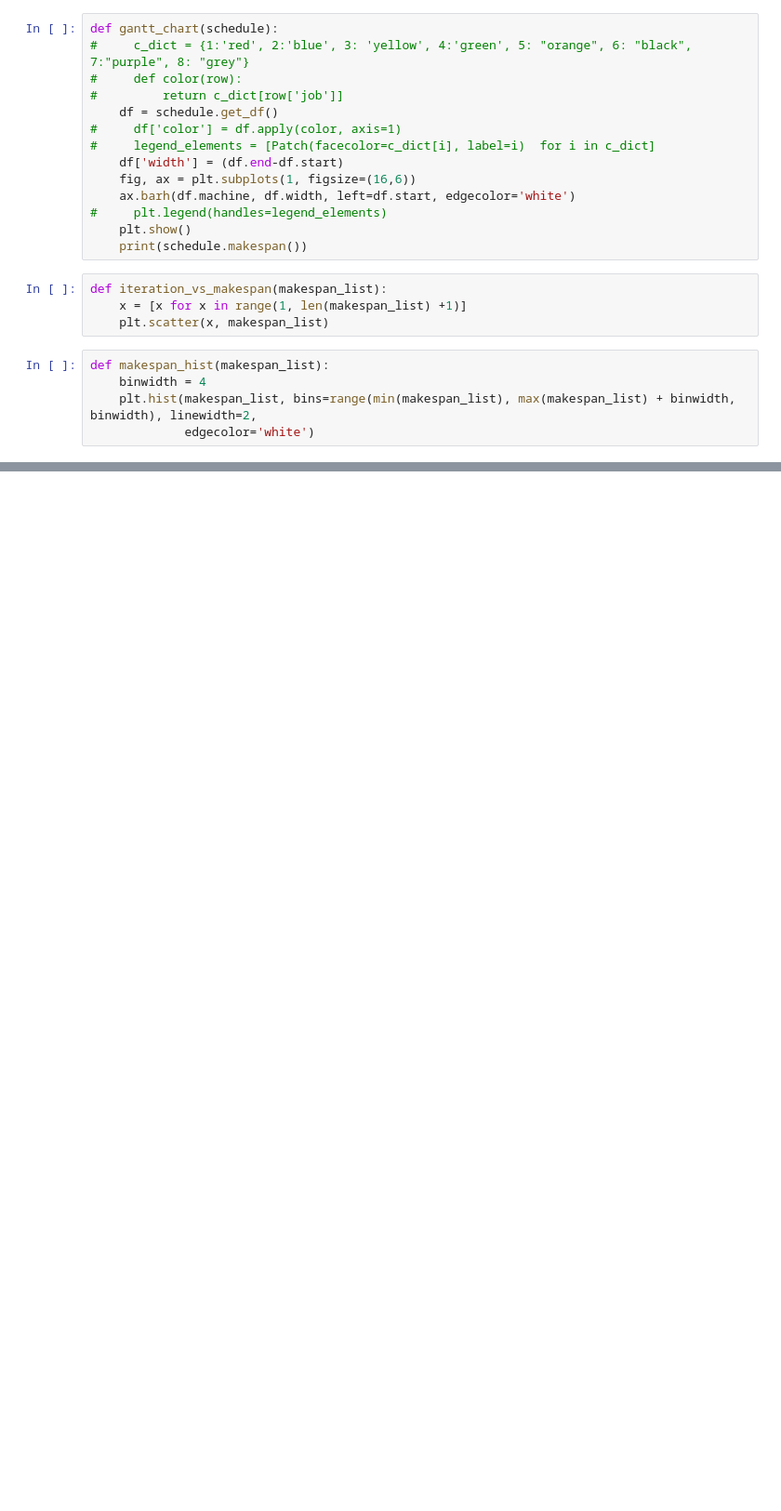
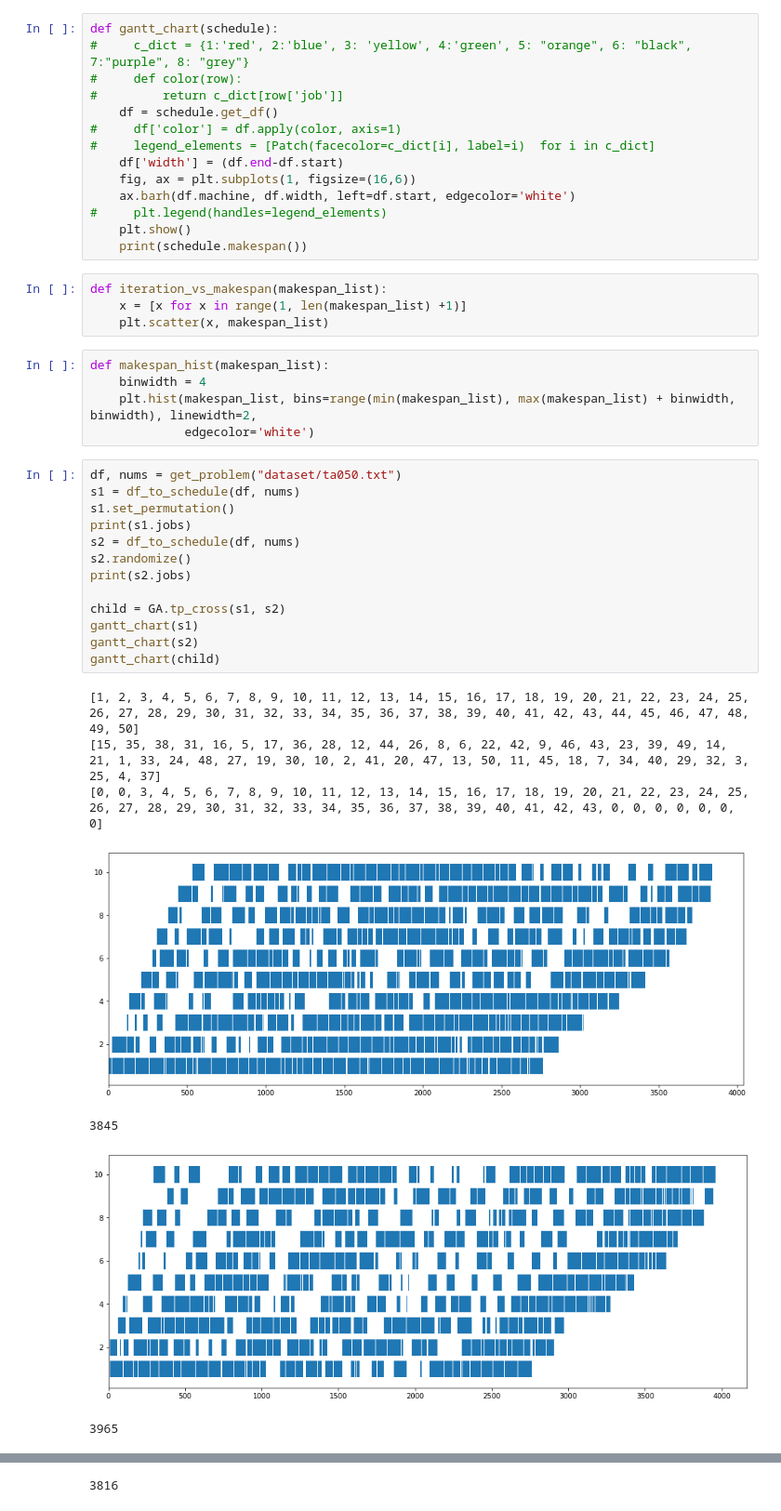
Before and after one commit to TedGraveson/GA-scheduling, a Jupyter notebook: Scheduling with Genetic Algorithms.ipynb, the cells around one changed output, grey strips where cells are left out. Shown: that part at 93% size. Cells and saved outputs as stored; diff of their text form; blank space fills up the shorter version.

```diff
--- a/Scheduling with Genetic Algorithms.ipynb
+++ b/Scheduling with Genetic Algorithms.ipynb
@@ -78,3 +76,24 @@ def makespan_hist(makespan_list):
     binwidth = 4
     plt.hist(makespan_list, bins=range(min(makespan_list), max(makespan_list) + binwidth, binwidth), linewidth=2,
              edgecolor='white')
+# %%
+df, nums = get_problem("dataset/ta050.txt")
+s1 = df_to_schedule(df, nums)
+s1.set_permutation()
+print(s1.jobs)
+s2 = df_to_schedule(df, nums)
+s2.randomize()
+print(s2.jobs)
+
+child = GA.tp_cross(s1, s2)
+gantt_chart(s1)
+gantt_chart(s2)
+gantt_chart(child)
+# %% [output]
+[1, 2, 3, 4, 5, 6, 7, 8, 9, 10, 11, 12, 13, 14, 15, 16, 17, 18, 19, 20, 21, 22, 23, 24, 25, 26, 27, 28, 29, 30, 31, 32, 33, 34, 35, 36, 37, 38, 39, 40, 41, 42, 43, 44, 45, 46, 47, 48, 49, 50]
+[15, 35, 38, 31, 16, 5, 17, 36, 28, 12, 44, 26, 8, 6, 22, 42, 9, 46, 43, 23, 39, 49, 14, 21, 1, 33, 24, 48, 27, 19, 30, 10, 2, 41, 20, 47, 13, 50, 11, 45, 18, 7, 34, 40, 29, 32, 3, 25, 4, 37]
+[0, 0, 3, 4, 5, 6, 7, 8, 9, 10, 11, 12, 13, 14, 15, 16, 17, 18, 19, 20, 21, 22, 23, 24, 25, 26, 27, 28, 29, 30, 31, 32, 33, 34, 35, 36, 37, 38, 39, 40, 41, 42, 43, 0, 0, 0, 0, 0, 0, 0]
+[figure, added]
+3845
+[figure, added]
+3965
@@ -80,0 +101 @@ def makespan_hist(makespan_list):
+3816
```
Also changed, not shown: parts of 10 cells of this notebook.
